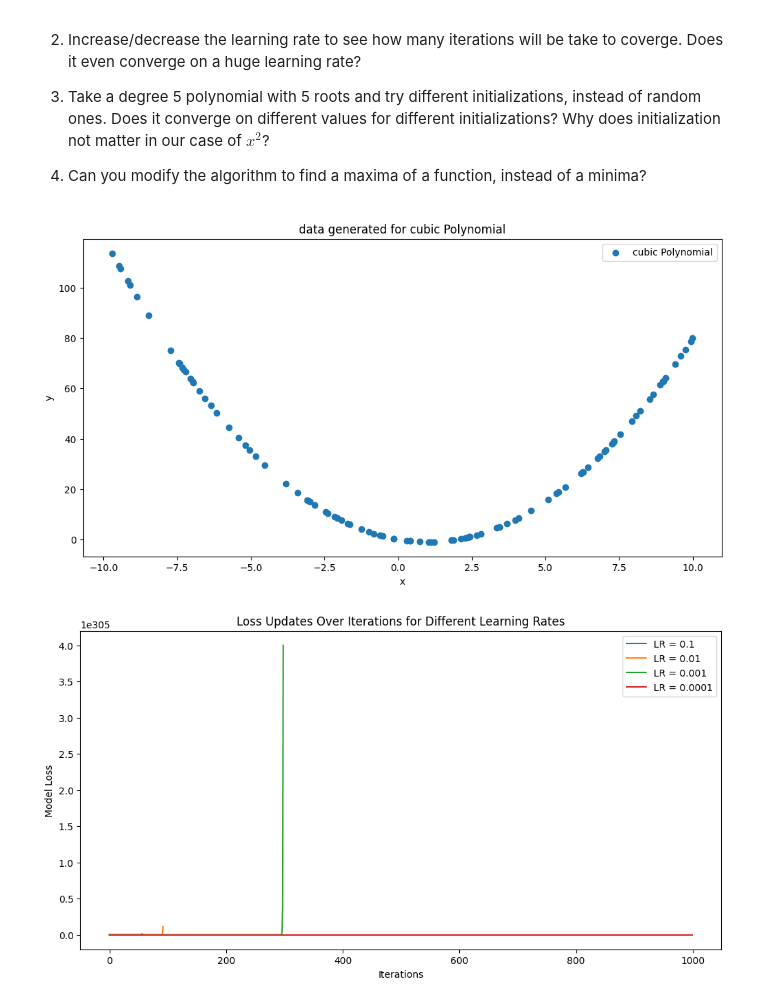
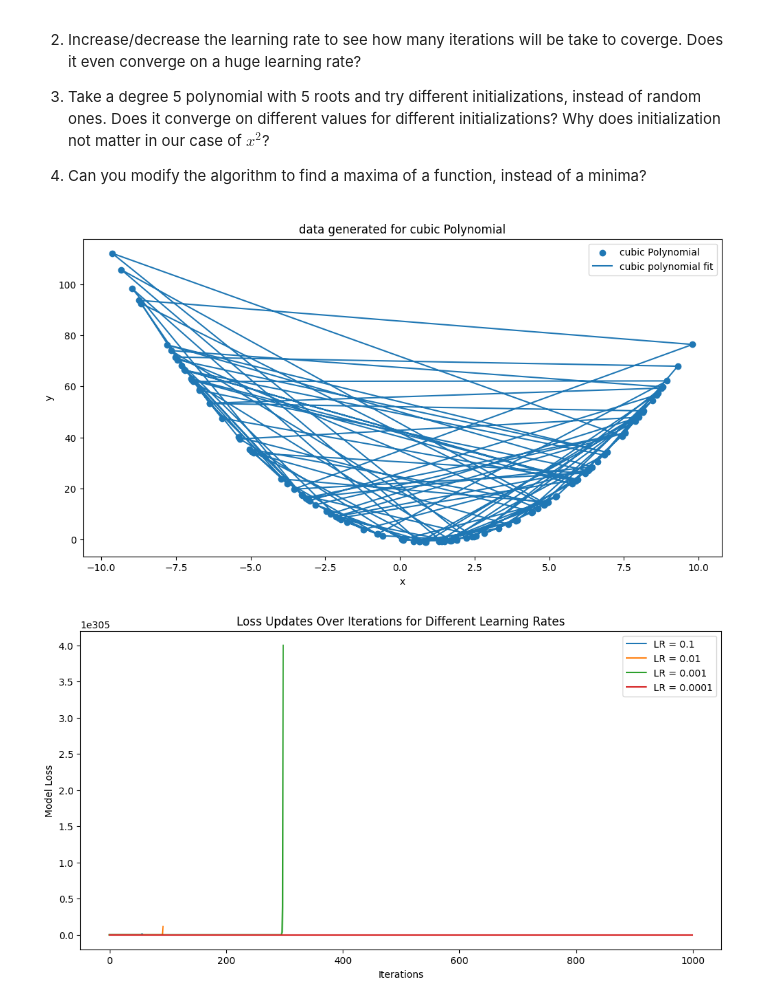
Before and after one commit to kbharath21/iiith, a Jupyter notebook: AIML_Module_4_Lab_2_Introduction_to_Gradient_Descent.ipynb, the cells around one changed output. Saved outputs shown, nothing was run; the diff lists cells and outputs as text; code cells hidden in the pictures.

```diff
--- a/AIML_Module_4_Lab_2_Introduction_to_Gradient_Descent.ipynb
+++ b/AIML_Module_4_Lab_2_Introduction_to_Gradient_Descent.ipynb
@@ -336,20 +336,21 @@ We observe that the model loss reached close to zero, to give us our more accura
 # %%
 #1.   Change the coefficients array and try a different polynomial instead of our $x^2$.
 
 new_coeffs_cubic = [1, -2, 0, 1]
 
 hundred_xs_cubic=np.random.uniform(-10,10,100)
 ys_cubic=[eval_2nd_degree(new_coeffs_cubic,x) for x in hundred_xs_cubic]
 
 plt.figure(figsize=(12, 6))
 plt.scatter(hundred_xs_cubic, ys_cubic, label='cubic Polynomial')
+plt.plot(hundred_xs_cubic,ys_cubic,label='cubic polynomial fit')
 plt.title('data generated for cubic Polynomial')
 plt.xlabel('x')
 plt.ylabel('y')
 plt.legend()
 plt.show()
 # %% [output]
-[figure, old version]
+[figure, new version]
 # %%
 #2.   Increase/decrease the learning rate to see how many iterations will be take to coverge. Does it even converge on a huge learning rate?
 def gradient_descent_with_lr(epochs, lr):
```
